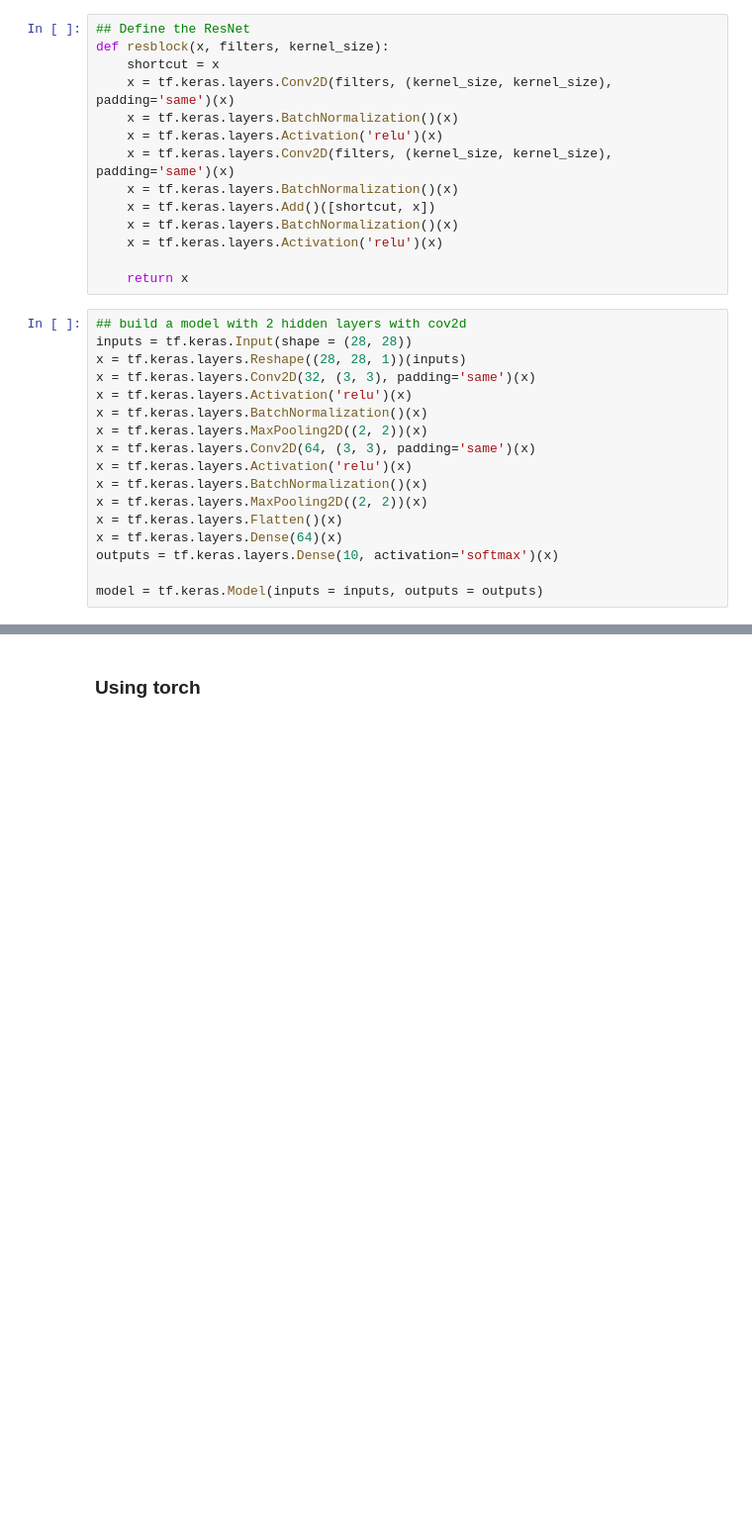
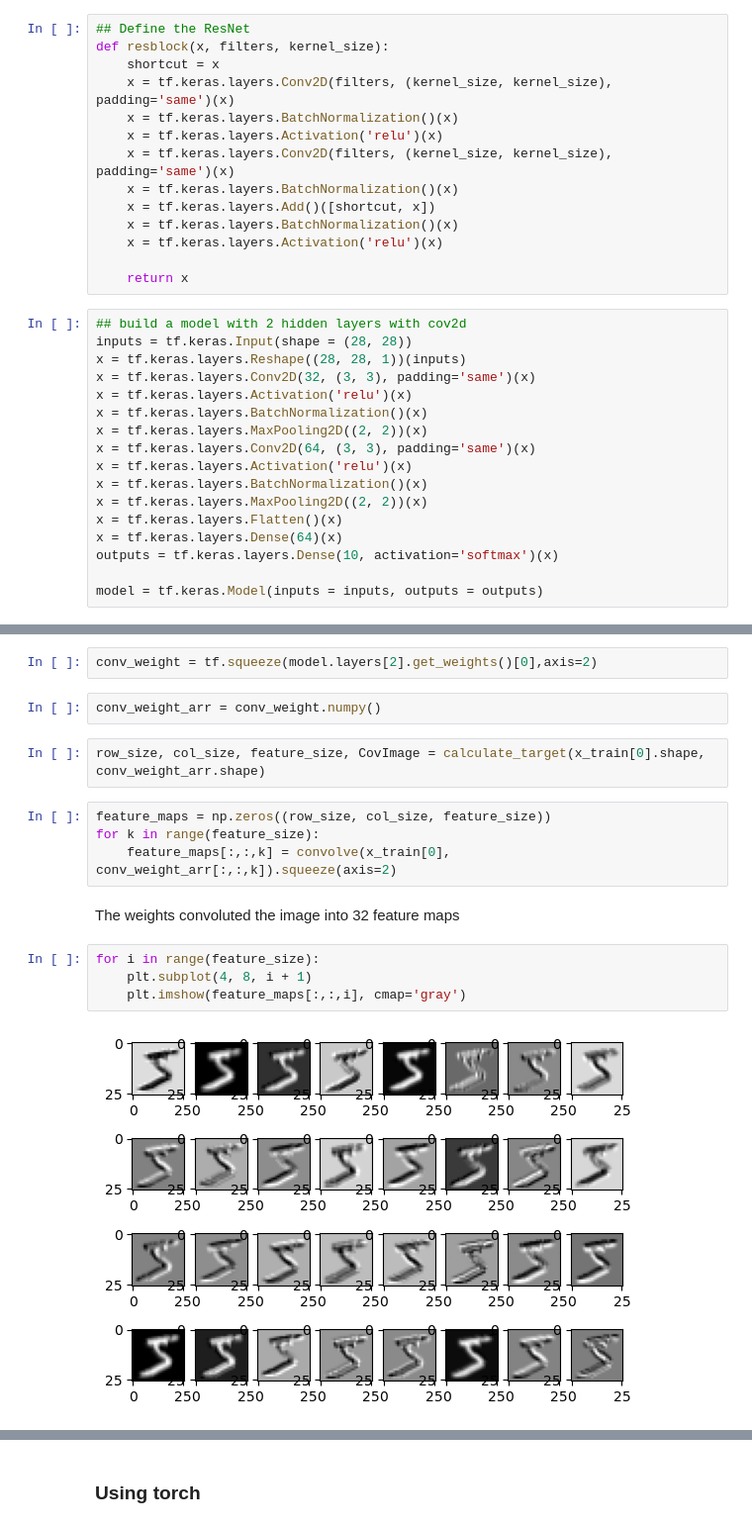
Before and after one commit to zvkong/ai-core, a Jupyter notebook: src/stat9340/hw3.ipynb, the cells around one changed output, grey strips where cells are left out. Shown at 99% size. Drawn from its saved outputs; the diff is of its cells as text; blank space fills up the shorter version.

```diff
--- a/src/stat9340/hw3.ipynb
+++ b/src/stat9340/hw3.ipynb
@@ -201,0 +225,18 @@ Epoch 10/10
+# %%
+conv_weight = tf.squeeze(model.layers[2].get_weights()[0],axis=2)
+# %%
+conv_weight_arr = conv_weight.numpy()
+# %%
+row_size, col_size, feature_size, CovImage = calculate_target(x_train[0].shape, conv_weight_arr.shape)
+# %%
+feature_maps = np.zeros((row_size, col_size, feature_size))
+for k in range(feature_size):
+    feature_maps[:,:,k] = convolve(x_train[0], conv_weight_arr[:,:,k]).squeeze(axis=2)
+# %% [markdown]
+The weights convoluted the image into 32 feature maps
+# %%
+for i in range(feature_size):
+    plt.subplot(4, 8, i + 1)
+    plt.imshow(feature_maps[:,:,i], cmap='gray')
+# %% [output]
+[figure, added]
```
Also changed, not shown: parts of 20 cells of this notebook, 12 other files.
